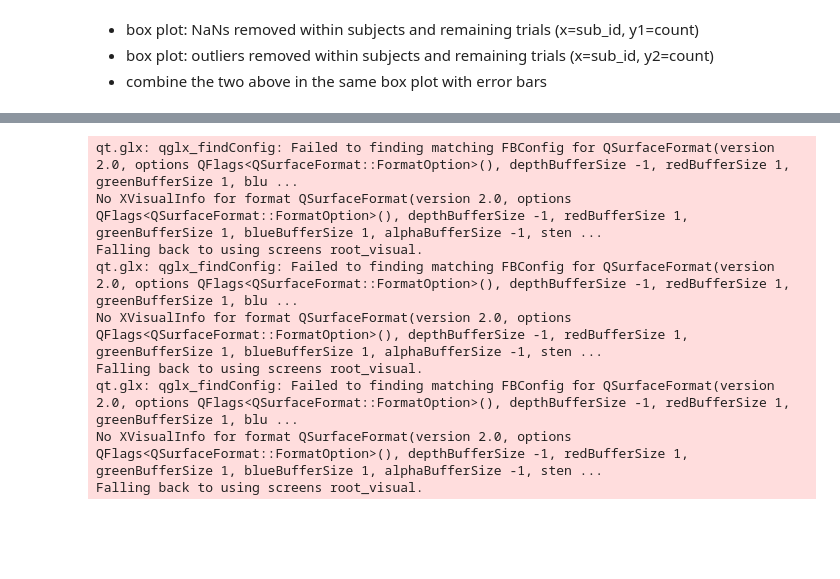
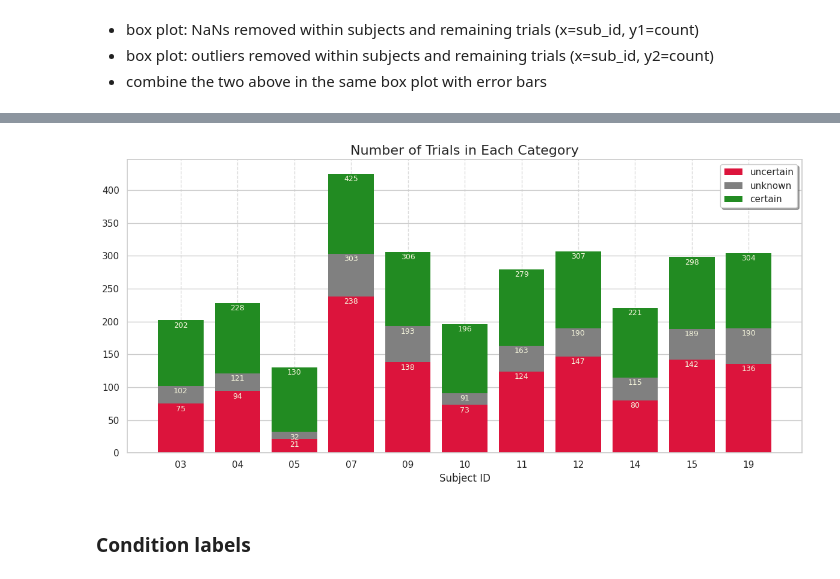
Before and after one commit to faering/master-project, a Jupyter notebook: exploratory_analysis.ipynb, the cells around one changed output, grey strips where cells are left out. Saved outputs shown, nothing was run; the diff lists cells and outputs as text; code cells hidden in the pictures; blank space fills up the shorter version.

```diff
--- a/exploratory_analysis.ipynb
+++ b/exploratory_analysis.ipynb
@@ -481,5 +513,0 @@ data.df_exp[data.df_exp['Trial Category'] == 'unknown'].shape[0]
-# %%
-import seaborn as sns
-sns.set_theme(style="darkgrid")
-titanic = sns.load_dataset("titanic")
-ax = sns.countplot(x="class", data=titanic)
@@ -486,29 +575,36 @@ ax = sns.countplot(x="class", data=titanic)
 # %%
 import matplotlib.pyplot as plt
 import seaborn as sns
 
 trial_categories = data.df_exp['Trial Category'].unique()
 colors = ['crimson', 'gray', 'forestgreen']
 
-dict_n_trials_in_category = {}
-for cat in trial_categories:
-    dict_n_trials_in_category[cat] = data.df_exp[data.df_exp['Trial Category'] == cat].shape[0]
+# dict_n_trials_in_category = {}
+# for cat in trial_categories:
+#     dict_n_trials_in_category[cat] = data.df_exp[data.df_exp['Trial Category'] == cat].shape[0]
 
-plt.figure(figsize=(10, 5))
-sns.set_theme(style="whitegrid")
-ax = sns.countplot(x="Trial Category", hue='Trial Category', data=data.df_exp, palette=colors)
+uncertain   = [dict_subject_labels[sub_id]['uncertain'] for sub_id in subject_ids]
+unknown     = [dict_subject_labels[sub_id]['unknown'] for sub_id in subject_ids]
+certain     = [dict_subject_labels[sub_id]['certain'] for sub_id in subject_ids]
+
+fig, ax = plt.subplots(figsize=(12, 6))
+
+ax.bar(subject_ids, uncertain, label='uncertain', color=colors[0], edgecolor='none')
+ax.bar(subject_ids, unknown, label='unknown', color=colors[1], edgecolor='none', bottom=uncertain)
+ax.bar(subject_ids, certain, label='certain', color=colors[2], edgecolor='none', bottom=[uncertain[i] + unknown[i] for i in range(len(uncertain))])
+ax.grid(axis='x', linestyle='--', alpha=0.7)
+ax.legend(loc='upper right', shadow=True)
+# sns.set_theme(style="whitegrid")
+# ax = sns.countplot(df, x="Subject ID", hue='Trial Category', palette=colors)
+# ax.set_xticks([int(x) for x in subject_ids], subject_ids)
 for container in ax.containers:
-    ax.bar_label(container)
-plt.title('Number of Trials in Each Category')
+    ax.bar_label(container, fontsize=9, label_type='edge', color='beige', padding=-11)
+ax.set_title('Number of Trials in Each Category', fontsize=16)
+ax.set_xlabel('Subject ID', fontsize=12)
+# ax.set_ylabel('Count', fontsize=12)
 plt.tight_layout()
 plt.show()
 # %% [output]
-qt.glx: qglx_findConfig: Failed to finding matching FBConfig for QSurfaceFormat(version 2.0, options QFlags<QSurfaceFormat::FormatOption>(), depthBufferSize -1, redBufferSize 1, greenBufferSize 1, blu ...
-No XVisualInfo for format QSurfaceFormat(version 2.0, options QFlags<QSurfaceFormat::FormatOption>(), depthBufferSize -1, redBufferSize 1, greenBufferSize 1, blueBufferSize 1, alphaBufferSize -1, sten ...
-Falling back to using screens root_visual.
-qt.glx: qglx_findConfig: Failed to finding matching FBConfig for QSurfaceFormat(version 2.0, options QFlags<QSurfaceFormat::FormatOption>(), depthBufferSize -1, redBufferSize 1, greenBufferSize 1, blu ...
-No XVisualInfo for format QSurfaceFormat(version 2.0, options QFlags<QSurfaceFormat::FormatOption>(), depthBufferSize -1, redBufferSize 1, greenBufferSize 1, blueBufferSize 1, alphaBufferSize -1, sten ...
-Falling back to using screens root_visual.
-qt.glx: qglx_findConfig: Failed to finding matching FBConfig for QSurfaceFormat(version 2.0, options QFlags<QSurfaceFormat::FormatOption>(), depthBufferSize -1, redBufferSize 1, greenBufferSize 1, blu ...
-No XVisualInfo for format QSurfaceFormat(version 2.0, options QFlags<QSurfaceFormat::FormatOption>(), depthBufferSize -1, redBufferSize 1, greenBufferSize 1, blueBufferSize 1, alphaBufferSize -1, sten ...
-Falling back to using screens root_visual.
+[figure, added]
+# %% [markdown]
+### Condition labels
```
Also changed, not shown: parts of 14 cells of this notebook, 5 other files.
